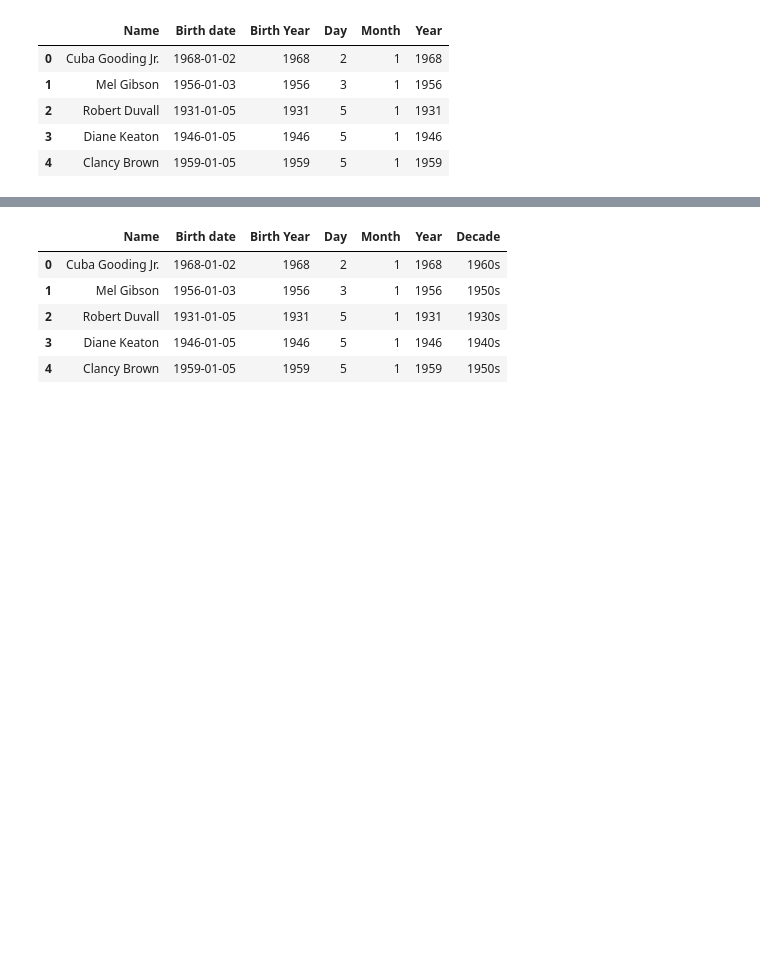
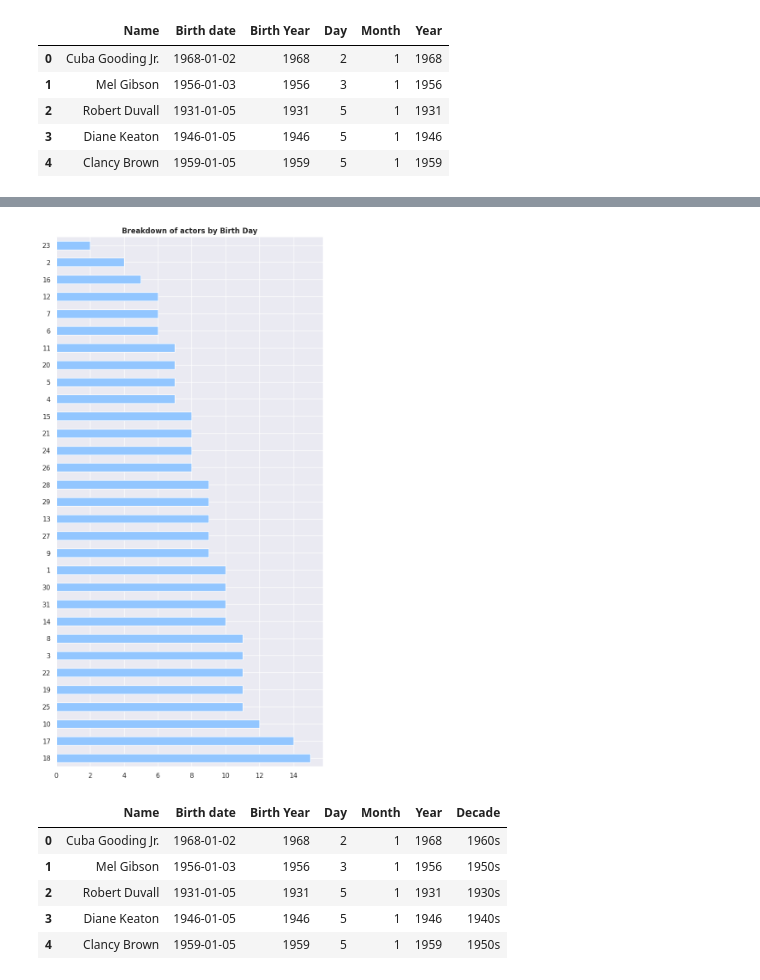
Before and after one commit to guilhermelaviola/FavoriteActorsAnalysis, a Jupyter notebook: FavoriteActorsAnalysis.ipynb, the cells around one changed output, grey strips where cells are left out. Saved outputs shown, nothing was run; the diff lists cells and outputs as text; code cells hidden in the pictures; blank space fills up the shorter version.

```diff
--- a/FavoriteActorsAnalysis.ipynb
+++ b/FavoriteActorsAnalysis.ipynb
@@ -81,3 +75,12 @@ plt.show()
+# %%
+# Displaying actors by birth day:
+actors.groupby('Birth date').first()['Day'].value_counts().plot(kind = 'barh',
+                                                                figsize = (8, 16))
+plt.ylabel(None)
+plt.title('Breakdown of actors by Birth Day', fontweight = 'bold')
+plt.show()
+# %% [output]
+[figure, added]
 # %%
 # Grouping the Birth Date Year by decade:
 def group_by_decade(year):
```
Also changed, not shown: parts of 4 cells of this notebook.
